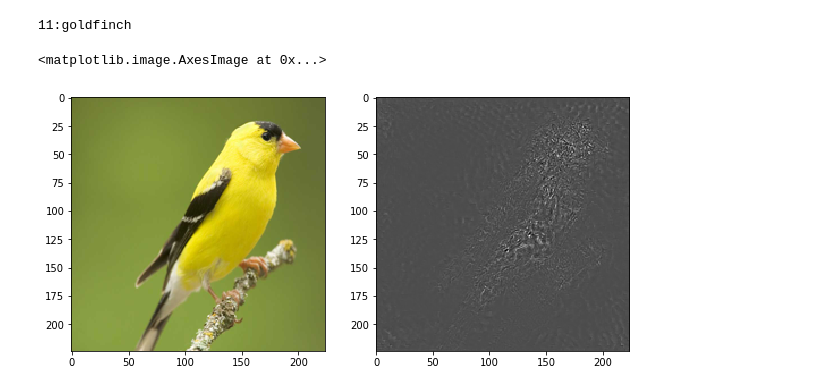
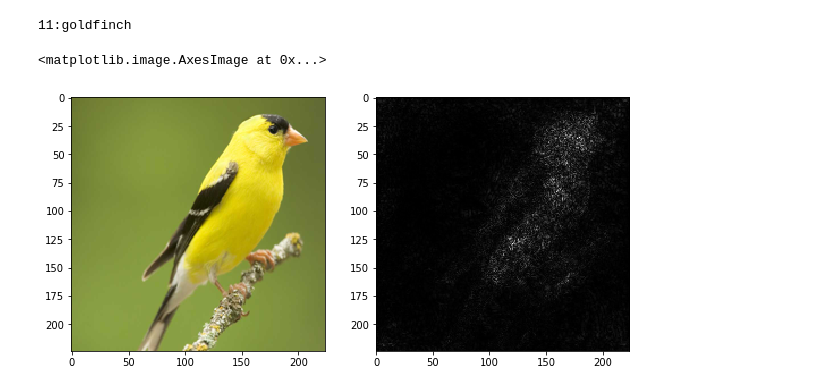
Before and after one commit to csgwon/pytorch-simple-examples, a Jupyter notebook: SaliencyMap.ipynb, the cells around one changed output. Drawn from its saved outputs; the diff is of its cells as text; code cells hidden in the pictures.

```diff
--- a/SaliencyMap.ipynb
+++ b/SaliencyMap.ipynb
@@ -68,9 +68,9 @@ loss.backward()
 # %%
 plt.figure(figsize=(10,5))
 plt.subplot(1,2,1)
 plt.imshow(unnorm(img_tensor.numpy()).transpose(1,2,0))
 plt.subplot(1,2,2)
-plt.imshow(img_var.grad.data.numpy()[0].max(axis=0), cmap='gray')
+plt.imshow(np.abs(img_var.grad.data.numpy()[0]).max(axis=0), cmap='gray')
 # %% [output]
 <matplotlib.image.AxesImage at 0x...>
-[figure, old version]
+[figure, new version]
```
Also changed, not shown: parts of 1 cell of this notebook, 1 other file.
